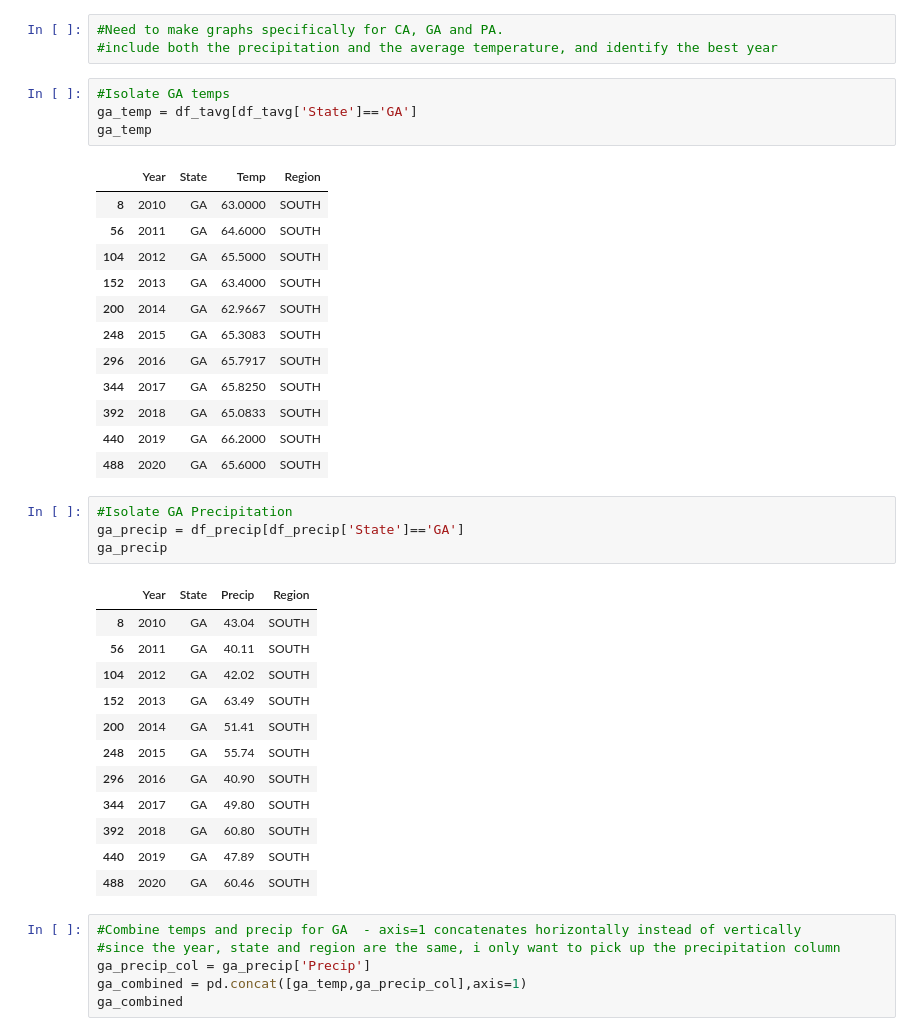
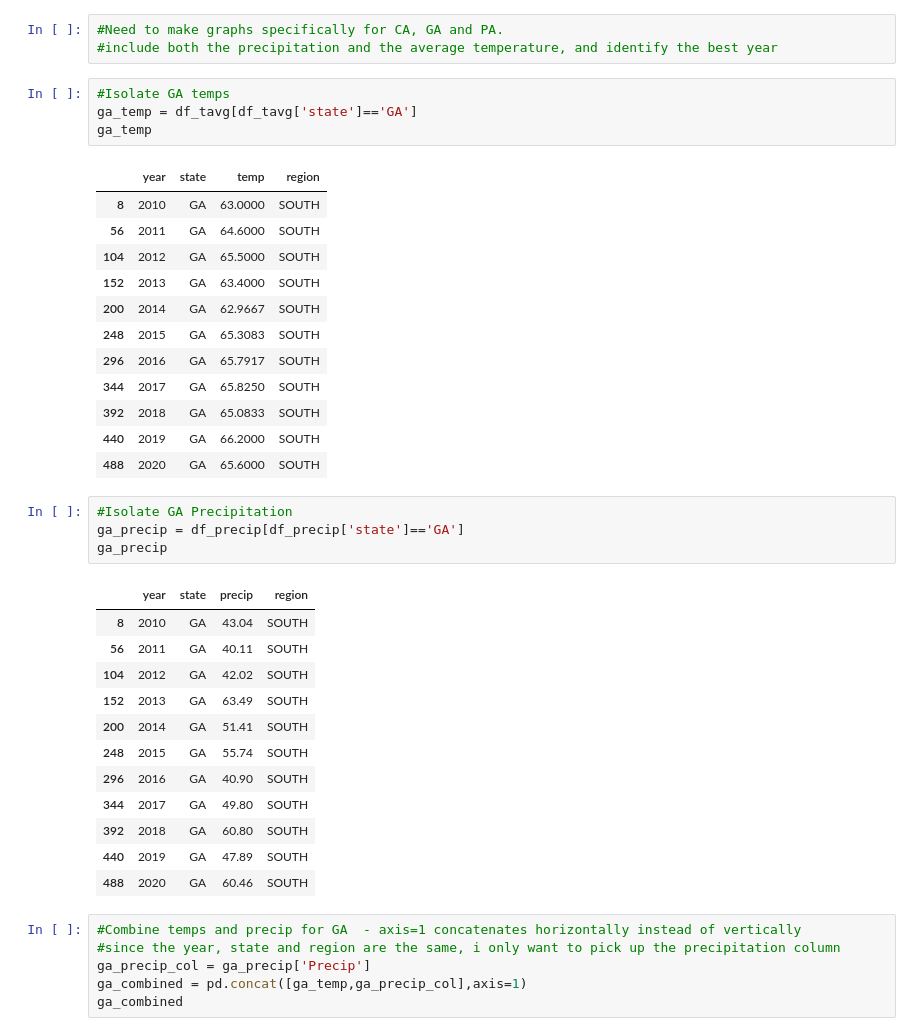
Before and after one commit to cjpentecost/DA8-Capstone, a Jupyter notebook: notebook/weather.ipynb, the cells around one changed output. Saved outputs shown, nothing was run; the diff lists cells and outputs as text.

```diff
--- a/notebook/weather.ipynb
+++ b/notebook/weather.ipynb
@@ -225,10 +225,10 @@ plt.show()
 #include both the precipitation and the average temperature, and identify the best year
 # %%
 #Isolate GA temps
-ga_temp = df_tavg[df_tavg['State']=='GA']
+ga_temp = df_tavg[df_tavg['state']=='GA']
 ga_temp
 # %% [output]
-|  | Year | State | Temp | Region |
+|  | year | state | temp | region |
 | 8 | 2010 | GA | 63.0000 | SOUTH |
 | 56 | 2011 | GA | 64.6000 | SOUTH |
 | 104 | 2012 | GA | 65.5000 | SOUTH |
@@ -242,10 +242,10 @@ ga_temp
 | 488 | 2020 | GA | 65.6000 | SOUTH |
 # %%
 #Isolate GA Precipitation
-ga_precip = df_precip[df_precip['State']=='GA']
+ga_precip = df_precip[df_precip['state']=='GA']
 ga_precip
 # %% [output]
-|  | Year | State | Precip | Region |
+|  | year | state | precip | region |
 | 8 | 2010 | GA | 43.04 | SOUTH |
 | 56 | 2011 | GA | 40.11 | SOUTH |
 | 104 | 2012 | GA | 42.02 | SOUTH |
```
Also changed, not shown: parts of 16 cells of this notebook, 31 other files.
